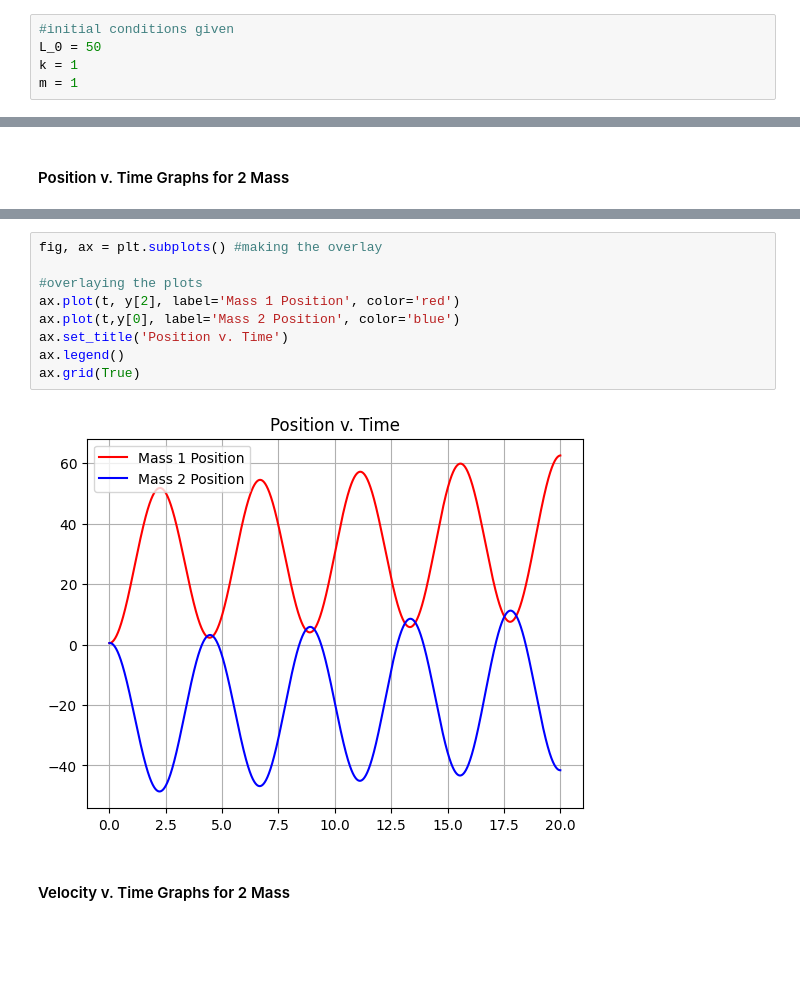
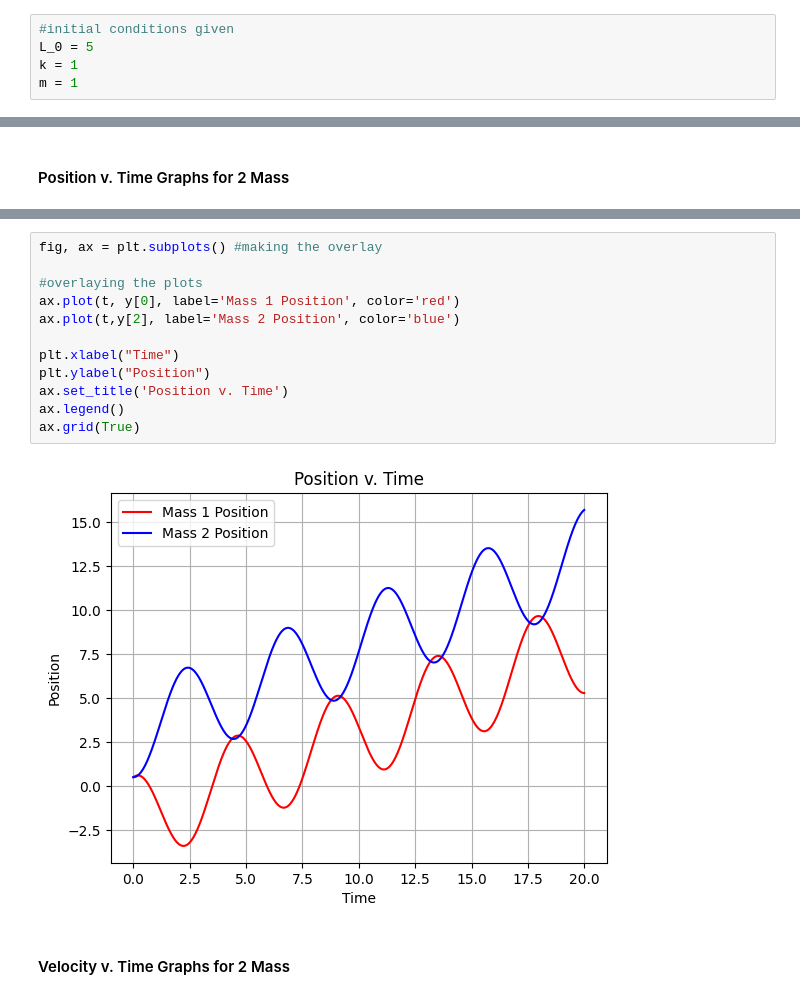
Before and after one commit to AlyanaJusino/pn_trajectories_26, a Jupyter notebook: pnresearch.ipynb, the cells around one changed output, grey strips where cells are left out. Cells and saved outputs as stored; diff of their text form; blank space fills up the shorter version.

```diff
--- a/pnresearch.ipynb
+++ b/pnresearch.ipynb
@@ -230,7 +230,7 @@ plt.show()
   - x** and y**
 # %%
 #initial conditions given
-L_0 = 50
+L_0 = 5
 k = 1
 m = 1
 # %%
@@ -281,14 +281,17 @@ plt.show()
 # %%
 fig, ax = plt.subplots() #making the overlay
 
 #overlaying the plots
-ax.plot(t, y[2], label='Mass 1 Position', color='red')
-ax.plot(t,y[0], label='Mass 2 Position', color='blue')
+ax.plot(t, y[0], label='Mass 1 Position', color='red')
+ax.plot(t,y[2], label='Mass 2 Position', color='blue')
+
+plt.xlabel("Time")
+plt.ylabel("Position")
 ax.set_title('Position v. Time')
 ax.legend()
 ax.grid(True)
 # %% [output]
-[figure, old version]
+[figure, new version]
 # %% [markdown]
 #### Velocity v. Time Graphs for 2 Mass
 # %%
```
Also changed, not shown: parts of 11 cells of this notebook.
